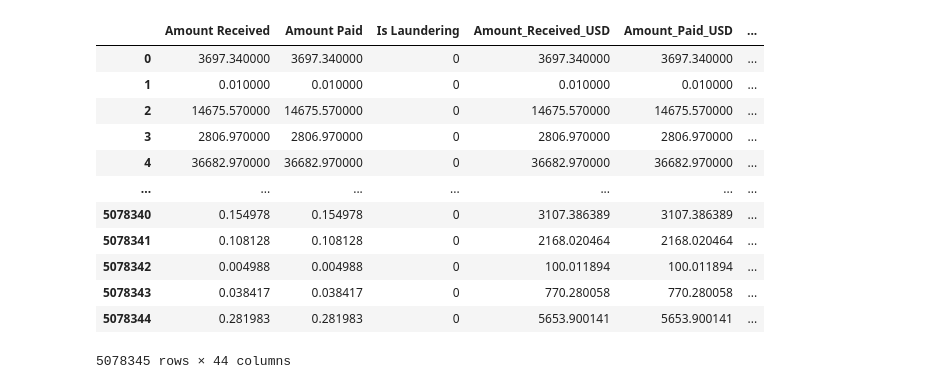
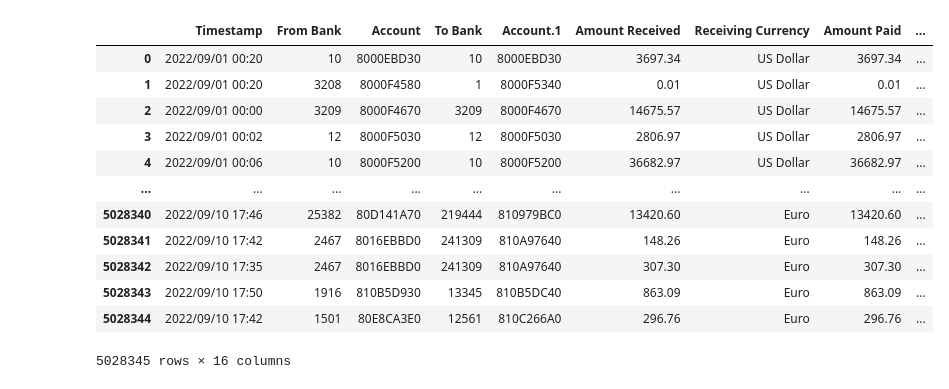
Before and after one commit to calebhadley1/financial-crime, a Jupyter notebook: notebooks/3.01-cjjh-ibm.ipynb, the cells around one changed output. Saved outputs shown, nothing was run; the diff lists cells and outputs as text; code cells hidden in the pictures.

```diff
--- a/notebooks/3.01-cjjh-ibm.ipynb
+++ b/notebooks/3.01-cjjh-ibm.ipynb
@@ -25,19 +28,19 @@ from financial_crime.config import PROCESSED_DATA_DIR, MODELS_DIR
 # %%
 random_state = 42
 # %%
-df = pd.read_csv(f'{PROCESSED_DATA_DIR}/features.csv')
-df
+X = pd.read_parquet(f'{PROCESSED_DATA_DIR}/features.parquet')
+X
 # %% [output]
-|  | Amount Received | Amount Paid | Is Laundering | Amount_Received_USD | Amount_Paid_USD | ... |
-| 0 | 3697.340000 | 3697.340000 | 0 | 3697.340000 | 3697.340000 | ... |
-| 1 | 0.010000 | 0.010000 | 0 | 0.010000 | 0.010000 | ... |
-| 2 | 14675.570000 | 14675.570000 | 0 | 14675.570000 | 14675.570000 | ... |
-| 3 | 2806.970000 | 2806.970000 | 0 | 2806.970000 | 2806.970000 | ... |
-| 4 | 36682.970000 | 36682.970000 | 0 | 36682.970000 | 36682.970000 | ... |
-| ... | ... | ... | ... | ... | ... | ... |
-| 5078340 | 0.154978 | 0.154978 | 0 | 3107.386389 | 3107.386389 | ... |
-| 5078341 | 0.108128 | 0.108128 | 0 | 2168.020464 | 2168.020464 | ... |
-| 5078342 | 0.004988 | 0.004988 | 0 | 100.011894 | 100.011894 | ... |
-| 5078343 | 0.038417 | 0.038417 | 0 | 770.280058 | 770.280058 | ... |
-| 5078344 | 0.281983 | 0.281983 | 0 | 5653.900141 | 5653.900141 | ... |
+|  | Timestamp | From Bank | Account | To Bank | Account.1 | Amount Received | Receiving Currency | Amount Paid | ... |
+| 0 | 2022/09/01 00:20 | 10 | 8000EBD30 | 10 | 8000EBD30 | 3697.34 | US Dollar | 3697.34 | ... |
+| 1 | 2022/09/01 00:20 | 3208 | 8000F4580 | 1 | 8000F5340 | 0.01 | US Dollar | 0.01 | ... |
+| 2 | 2022/09/01 00:00 | 3209 | 8000F4670 | 3209 | 8000F4670 | 14675.57 | US Dollar | 14675.57 | ... |
+| 3 | 2022/09/01 00:02 | 12 | 8000F5030 | 12 | 8000F5030 | 2806.97 | US Dollar | 2806.97 | ... |
+| 4 | 2022/09/01 00:06 | 10 | 8000F5200 | 10 | 8000F5200 | 36682.97 | US Dollar | 36682.97 | ... |
+| ... | ... | ... | ... | ... | ... | ... | ... | ... | ... |
+| 5028340 | 2022/09/10 17:46 | 25382 | 80D141A70 | 219444 | 810979BC0 | 13420.60 | Euro | 13420.60 | ... |
+| 5028341 | 2022/09/10 17:42 | 2467 | 8016EBBD0 | 241309 | 810A97640 | 148.26 | Euro | 148.26 | ... |
+| 5028342 | 2022/09/10 17:35 | 2467 | 8016EBBD0 | 241309 | 810A97640 | 307.30 | Euro | 307.30 | ... |
+| 5028343 | 2022/09/10 17:50 | 1916 | 810B5D930 | 13345 | 810B5DC40 | 863.09 | Euro | 863.09 | ... |
+| 5028344 | 2022/09/10 17:42 | 1501 | 80E8CA3E0 | 12561 | 810C266A0 | 296.76 | Euro | 296.76 | ... |
-5078345 rows × 44 columns
+5028345 rows × 16 columns
```
Also changed, not shown: parts of 30 cells of this notebook, 4 other files.
